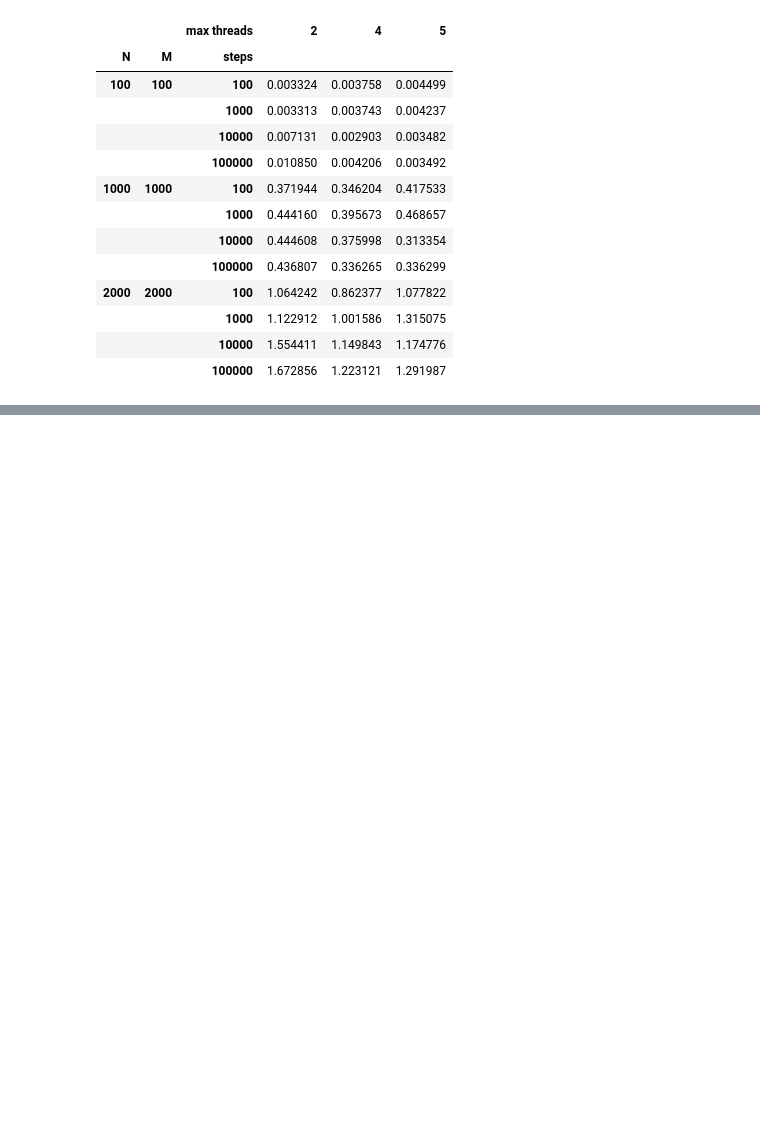
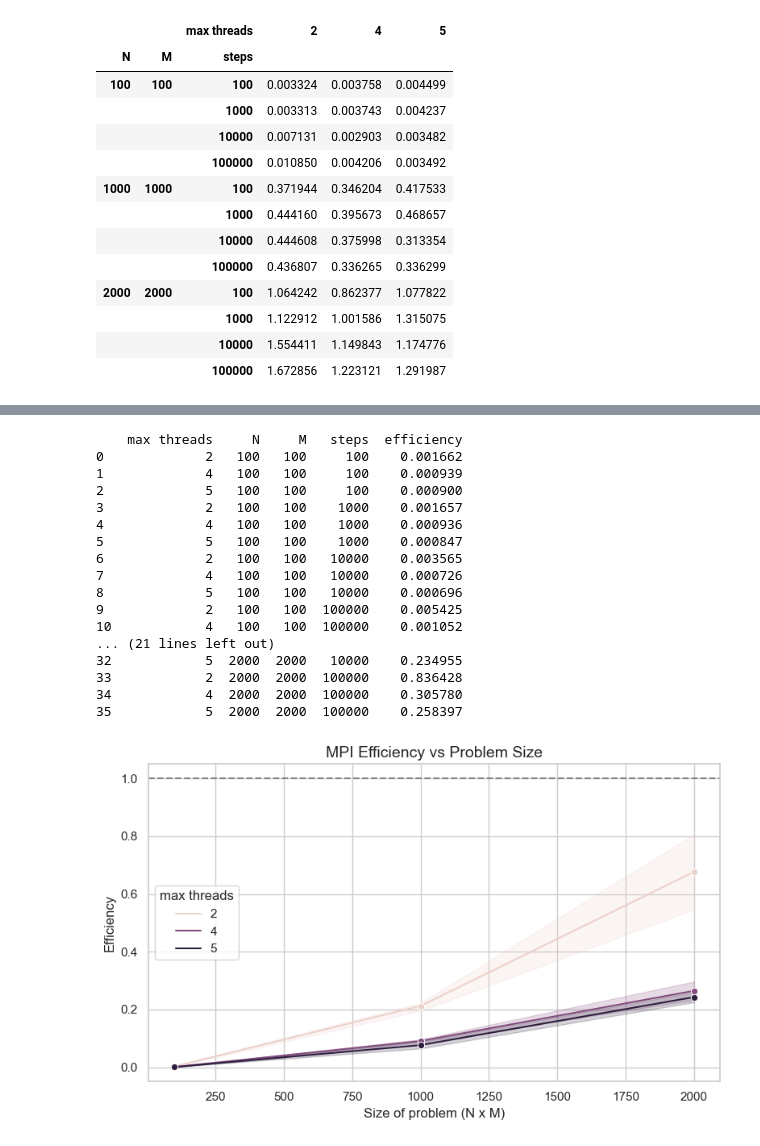
Before and after one commit to deinok/PARALLEL, a Jupyter notebook: 2-MPI/results/analysis.ipynb, the cells around one changed output, grey strips where cells are left out. Cells and saved outputs as stored; diff of their text form; code cells hidden in the pictures; blank space fills up the shorter version.

```diff
--- a/2-MPI/results/analysis.ipynb
+++ b/2-MPI/results/analysis.ipynb
@@ -193,0 +192,52 @@ plt.savefig(f"{IMAGES_DIR}/mpi_speedup.png", dpi=300)
+# %%
+# compute efficiency = speedup / number of nodes
+df_sp['efficiency'] = df_sp['speedup'] / df_sp['max threads']
+
+# pivot so that each column is a thread‐count
+efficiency = df_sp.pivot_table(
+  index=['N', 'M', 'steps'],
+  columns='max threads',
+  values='efficiency'
+)
+
+# show raw efficiency table
+print(df_sp[['max threads','N','M','steps','efficiency']])
+efficiency
+
+# plot MPI efficiency vs problem size
+sp['efficiency'] = sp['speedup'] / sp['max threads']
+
+plt.figure(figsize=(8, 5))
+ax = sns.lineplot(
+  data=sp,
+  x='work',
+  y='efficiency',
+  hue='max threads',
+  marker='o'
+)
+ax.axhline(1, ls='--', color='gray')
+ax.set_xlabel('Size of problem (N x M)', fontsize=12)
+ax.set_ylabel('Efficiency', fontsize=12)
+ax.set_title('MPI Efficiency vs Problem Size', fontsize=14)
+plt.tight_layout()
+plt.savefig(f"{IMAGES_DIR}/mpi_efficiency.png", dpi=300)
+plt.show()
+# %% [output]
+    max threads     N     M   steps  efficiency
+0             2   100   100     100    0.001662
+1             4   100   100     100    0.000939
+2             5   100   100     100    0.000900
+3             2   100   100    1000    0.001657
+4             4   100   100    1000    0.000936
+5             5   100   100    1000    0.000847
+6             2   100   100   10000    0.003565
+7             4   100   100   10000    0.000726
+8             5   100   100   10000    0.000696
+9             2   100   100  100000    0.005425
+10            4   100   100  100000    0.001052
+... (21 lines left out)
+32            5  2000  2000   10000    0.234955
+33            2  2000  2000  100000    0.836428
+34            4  2000  2000  100000    0.305780
+35            5  2000  2000  100000    0.258397
+[figure, added]
```
Also changed, not shown: parts of 3 cells of this notebook, 8 other files.
